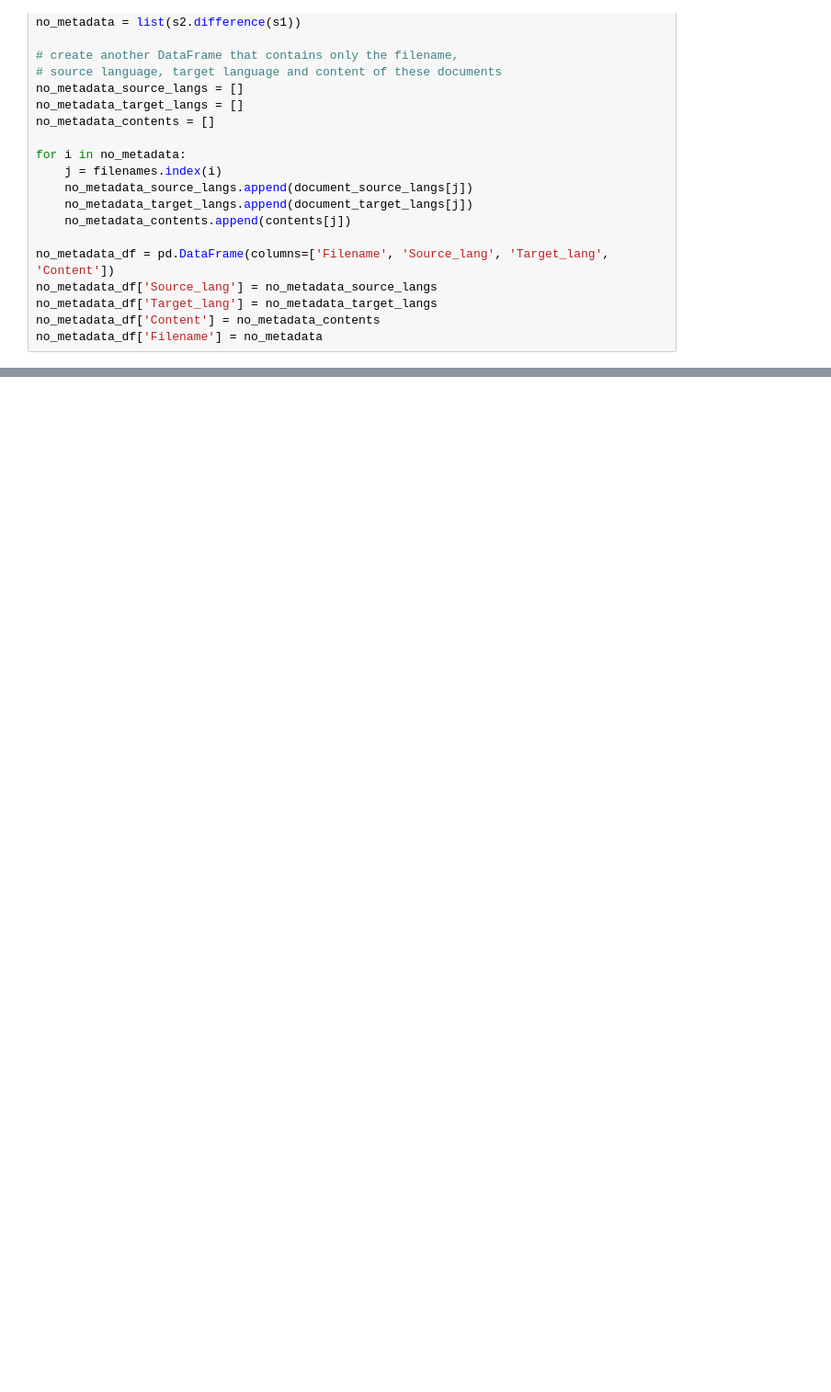
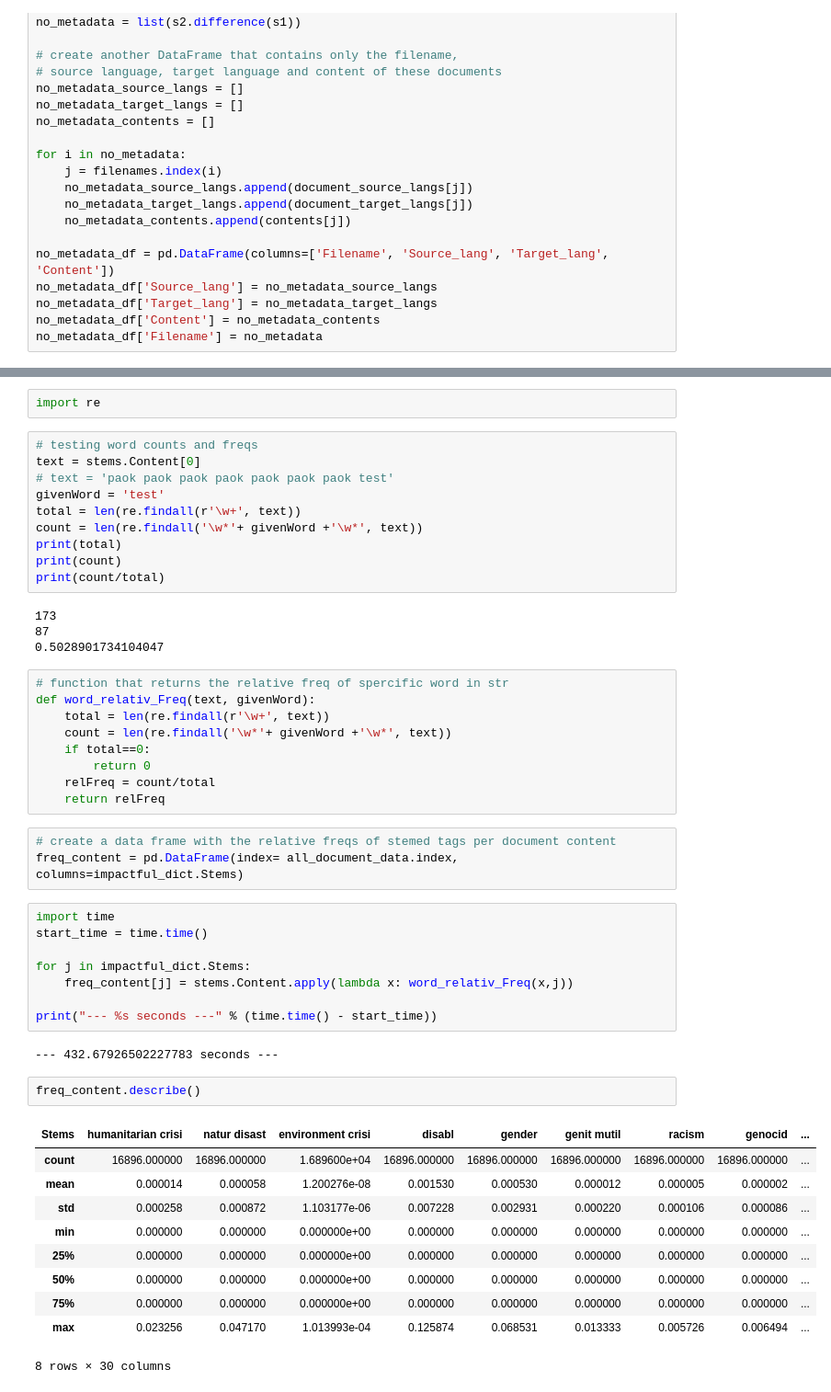
Before and after one commit to thiesgehrmann/JuSiPy_TWB, a Jupyter notebook: Starting Point.ipynb, the cells around one changed output, grey strips where cells are left out. Shown at 92% size. Saved outputs shown, nothing was run; the diff lists cells and outputs as text; blank space fills up the shorter version.

Commit message:
Stemming and relative Freq

```diff
--- a/Starting Point.ipynb
+++ b/Starting Point.ipynb
@@ -171,0 +320,51 @@ no_metadata_df['Filename'] = no_metadata
+# %%
+import re
+# %%
+# testing word counts and freqs
+text = stems.Content[0]
+# text = 'paok paok paok paok paok paok paok test'
+givenWord = 'test'
+total = len(re.findall(r'\w+', text))
+count = len(re.findall('\w*'+ givenWord +'\w*', text))
+print(total)
+print(count)
+print(count/total)
+# %% [output]
+173
+87
+0.5028901734104047
+# %%
+# function that returns the relative freq of spercific word in str
+def word_relativ_Freq(text, givenWord):
+    total = len(re.findall(r'\w+', text))
+    count = len(re.findall('\w*'+ givenWord +'\w*', text))
+    if total==0:
+        return 0
+    relFreq = count/total
+    return relFreq
+# %%
+# create a data frame with the relative freqs of stemed tags per document content
+freq_content = pd.DataFrame(index= all_document_data.index, columns=impactful_dict.Stems)
+# %%
+import time
+start_time = time.time()
+
+for j in impactful_dict.Stems:
+    freq_content[j] = stems.Content.apply(lambda x: word_relativ_Freq(x,j))
+
+print("--- %s seconds ---" % (time.time() - start_time))
+# %% [output]
+--- 432.67926502227783 seconds ---
+# %%
+freq_content.describe()
+# %% [output]
+| Stems | humanitarian crisi | natur disast | environment crisi | disabl | gender | genit mutil | racism | genocid | ... |
+| count | 16896.000000 | 16896.000000 | 1.689600e+04 | 16896.000000 | 16896.000000 | 16896.000000 | 16896.000000 | 16896.000000 | ... |
+| mean | 0.000014 | 0.000058 | 1.200276e-08 | 0.001530 | 0.000530 | 0.000012 | 0.000005 | 0.000002 | ... |
+| std | 0.000258 | 0.000872 | 1.103177e-06 | 0.007228 | 0.002931 | 0.000220 | 0.000106 | 0.000086 | ... |
+| min | 0.000000 | 0.000000 | 0.000000e+00 | 0.000000 | 0.000000 | 0.000000 | 0.000000 | 0.000000 | ... |
+| 25% | 0.000000 | 0.000000 | 0.000000e+00 | 0.000000 | 0.000000 | 0.000000 | 0.000000 | 0.000000 | ... |
+| 50% | 0.000000 | 0.000000 | 0.000000e+00 | 0.000000 | 0.000000 | 0.000000 | 0.000000 | 0.000000 | ... |
+| 75% | 0.000000 | 0.000000 | 0.000000e+00 | 0.000000 | 0.000000 | 0.000000 | 0.000000 | 0.000000 | ... |
+| max | 0.023256 | 0.047170 | 1.013993e-04 | 0.125874 | 0.068531 | 0.013333 | 0.005726 | 0.006494 | ... |
+8 rows × 30 columns
```
Also changed, not shown: parts of 17 cells of this notebook.
